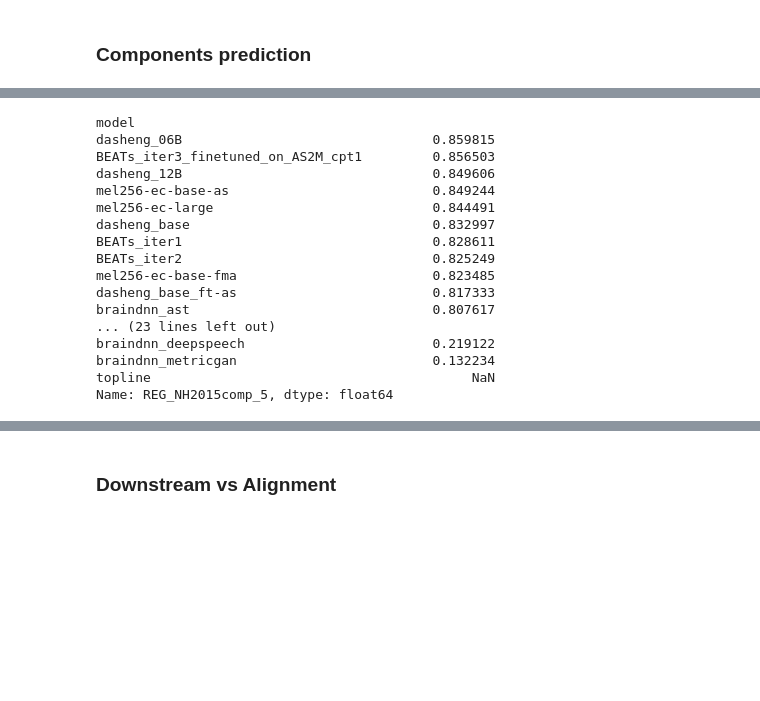
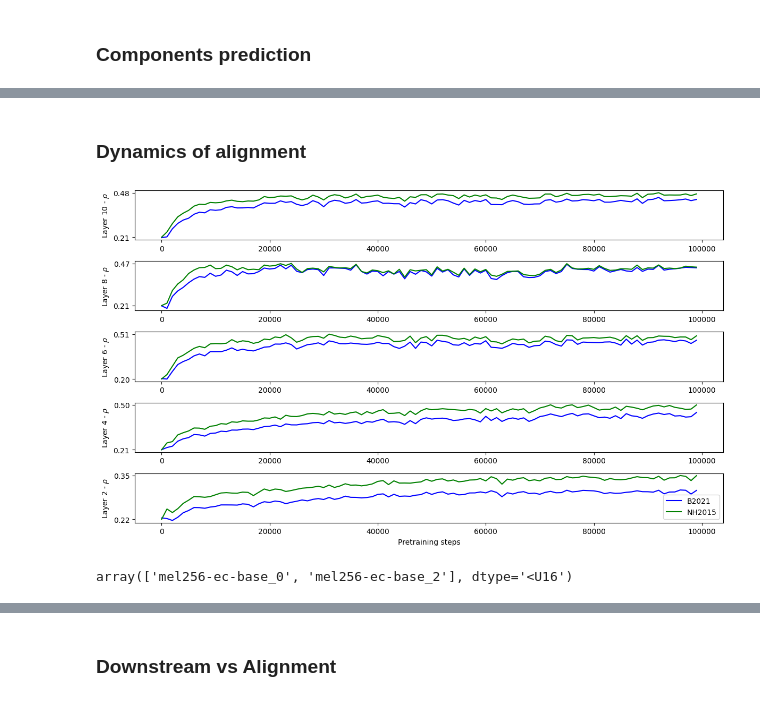
Before and after one commit to mrpep/braindnn, a Jupyter notebook: notebooks/results2.ipynb, the cells around one changed output, grey strips where cells are left out. Cells and saved outputs as stored; diff of their text form; code cells hidden in the pictures; blank space fills up the shorter version.

Commit message:
rsa per roi and dynamic analysis

```diff
--- a/notebooks/results2.ipynb
+++ b/notebooks/results2.ipynb
@@ -135,20 +123,36 @@ plt.tight_layout()
-# %%
-comp_i
-# %% [output]
-model
-dasheng_06B                                0.859815
-BEATs_iter3_finetuned_on_AS2M_cpt1         0.856503
-dasheng_12B                                0.849606
-mel256-ec-base-as                          0.849244
-mel256-ec-large                            0.844491
-dasheng_base                               0.832997
-BEATs_iter1                                0.828611
-BEATs_iter2                                0.825249
-mel256-ec-base-fma                         0.823485
-dasheng_base_ft-as                         0.817333
-braindnn_ast                               0.807617
-... (23 lines left out)
-braindnn_deepspeech                        0.219122
-braindnn_metricgan                         0.132234
-topline                                         NaN
-Name: REG_NH2015comp_5, dtype: float64
+# %% [markdown]
+### Dynamics of alignment
+# %%
+roi = ''
+layers = [1,3,5,7,9]
+fig, ax = plt.subplots(nrows=len(layers),figsize=(12,7))
+for dataset in ['B2021', 'NH2015']:
+    all_alignments = []
+    for i in range(0,100000,1000):
+        step_df = pd.DataFrame(joblib.load(f'../from_scratch/mel256-ec-base-dynamic/{i}/RSA_{dataset}{roi}.pkl')['subjects_r'])
+        all_alignments.append(step_df.groupby('layer')['subj_r'].mean())
+    all_layers_curves = []
+    for l in layer_map['mel256-ec-base']:
+        layer_l = [a.loc[l] for a in all_alignments]
+        all_layers_curves.append(layer_l)
+    if dataset == 'B2021':
+        color = 'blue'
+    elif dataset == 'NH2015':
+        color = 'green'
+    for i,l in enumerate(layers):
+        layer_c = np.array(all_layers_curves)[l]
+        ax[-i-1].plot(range(0,100000,1000),layer_c,c=color,label=dataset)
+        ax[-i-1].set_yticks([layer_c.min(), layer_c.max()], [f'{xi:.2f}' for xi in [layer_c.min(), layer_c.max()]])
+        ax[-i-1].set_ylabel(f'Layer {l+1} - $\\rho$')
+        #ax[i].axhline(y=results_df.loc[results_df['model']=='braindnn_spectemp_filters']['rsa_{}_max'.format(dataset.lower())].values[0], c=color, linestyle='--')
+
+plt.xlabel('Pretraining steps')
+plt.legend()
+plt.tight_layout()
+plt.savefig('dynamics-layerwise.pdf')
+# %% [output]
+[figure, added]
+# %%
+np.array(layer_map['mel256-ec-base'])[[0,2]]
+# %% [output]
+array(['mel256-ec-base_0', 'mel256-ec-base_2'], dtype='<U16')
```
Also changed, not shown: parts of 4 cells of this notebook, 5 other files.
